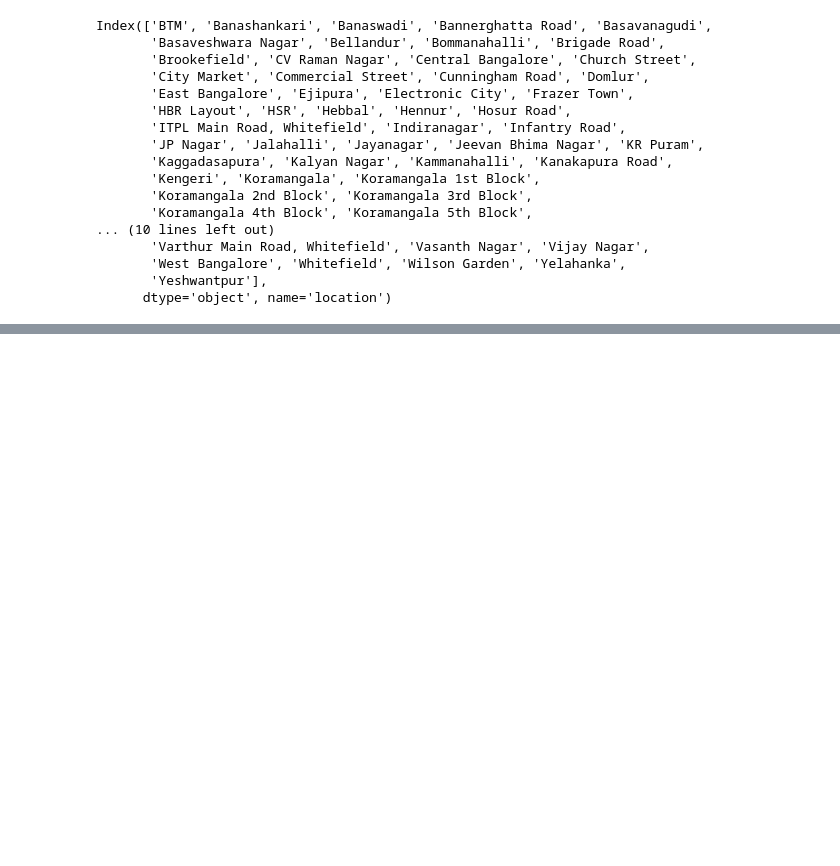
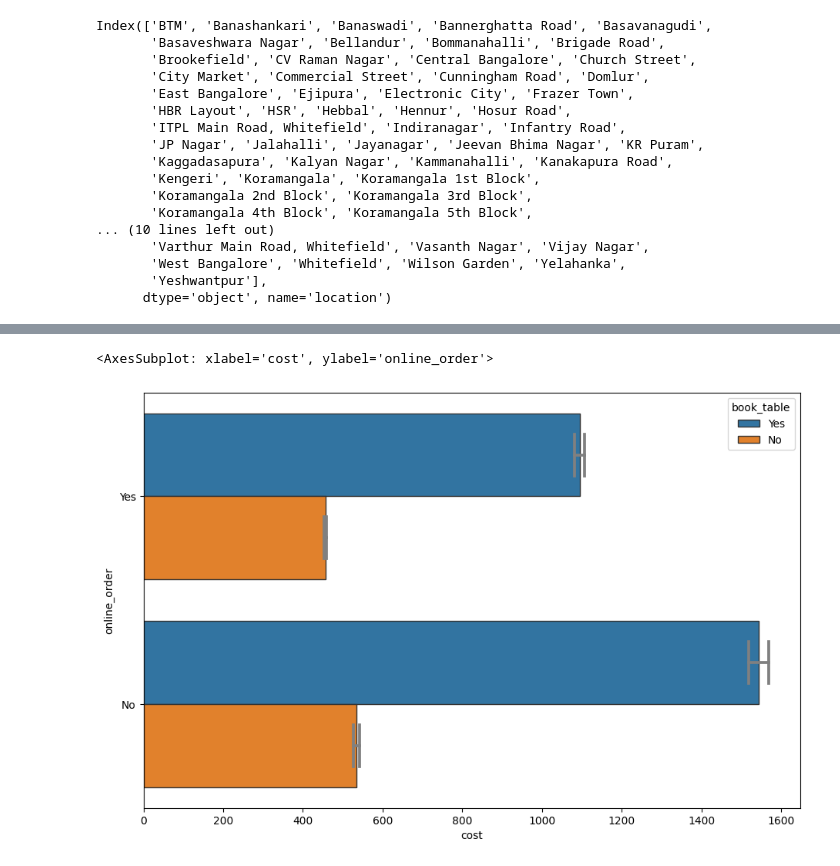
Before and after one commit to remre/datavisu, a Jupyter notebook: sample.ipynb, the cells around one changed output, grey strips where cells are left out. Cells and saved outputs as stored; diff of their text form; code cells hidden in the pictures; blank space fills up the shorter version.

```diff
--- a/sample.ipynb
+++ b/sample.ipynb
@@ -581,0 +656,6 @@ fig.show()
+# %%
+sns.barplot(df4,x='cost',y='online_order',linewidth=1, edgecolor=".2",capsize=.2, errcolor=".5",orient="h",hue='book_table')
+# e expect book table more available on restaurants which doesn't accept online orders
+# %% [output]
+<AxesSubplot: xlabel='cost', ylabel='online_order'>
+[figure, added]
```
Also changed, not shown: parts of 22 cells of this notebook.
